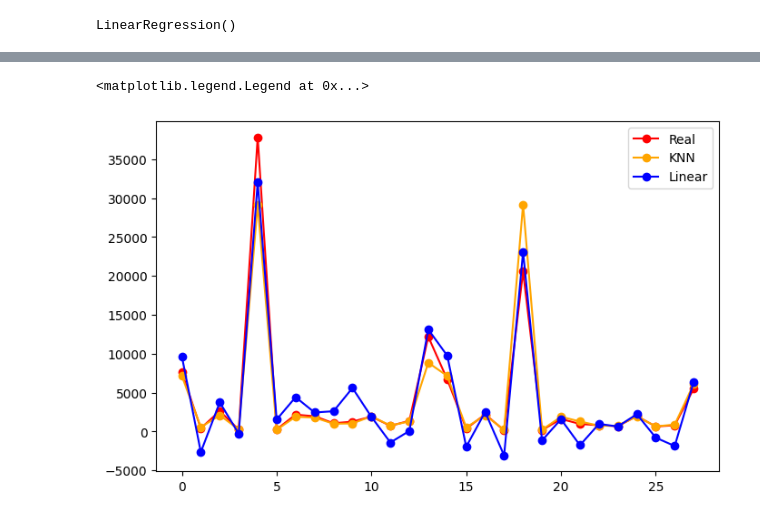
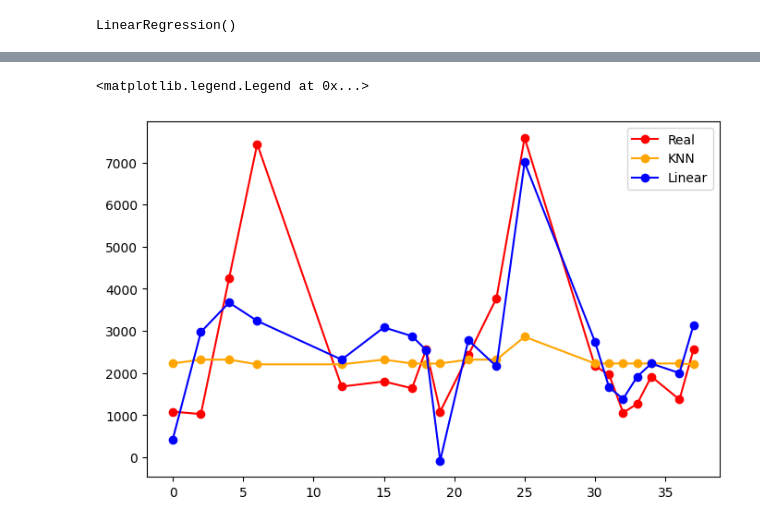
Before and after one commit to S0ngSTK/Dataset_Final, a Jupyter notebook: FINAL_PROJECT_PROTOTYPE.ipynb, the cells around one changed output, grey strips where cells are left out. Saved outputs shown, nothing was run; the diff lists cells and outputs as text; code cells hidden in the pictures.

```diff
--- a/FINAL_PROJECT_PROTOTYPE.ipynb
+++ b/FINAL_PROJECT_PROTOTYPE.ipynb
@@ -582,6 +889,6 @@ Best 'k' value: 2
 # %% [markdown]
 ## กำหนด K ที่สุดให้สำหรับ model KNN-R
 # %%
-knn = KNeighborsRegressor(n_neighbors = best_k)
+knn = KNeighborsRegressor(n_neighbors = best_k ,metric='euclidean')
 knn.fit(X_train,y_train)
 # %% [output]
@@ -619,6 +928,6 @@ array([ 7143.5,   541.5,  2089. ,   264. , 29189. ,   223. ,  1889. ,
 # %% [markdown]
 ## เก็บ Predict X ลงใน Dataframe merged_rain_rumbatan['Predict_Product_KNNR']
 # %%
-merged_rain_rumbatan['Predict_Product_KNNR'] = knn.predict(x)
-merged_rain_rumbatan
+complete_dataframe['Predict_Product_KNNR'] = knn.predict(x)
+complete_dataframe
 # %% [output]
@@ -652,6 +956,6 @@ plt.legend()
 # %%
-absolute_dis_list = abs(y_pred_x - merged_rain_rumbatan['Products'])
-result_df_knnr = pd.DataFrame({'y_pred': y_pred_x, 'real_products': merged_rain_rumbatan['Products'], 'absolute_difference': absolute_dis_list})
+absolute_dis_list = abs(y_pred_x - complete_dataframe['Products'])
+result_df_knnr = pd.DataFrame({'y_pred': y_pred_x, 'real_products': complete_dataframe['Products'], 'absolute_difference': absolute_dis_list})
 # %%
 result_df_knnr
 # %% [output]
@@ -717,6 +1065,6 @@ array([ 9669.94712327, -2649.32943902,  3747.07327904,  -292.98170301,
 # %%
-absolute_dis_list = abs(y_pred_x - merged_rain_rumbatan['Products'])
-result_df_linear = pd.DataFrame({'y_pred': y_pred_x, 'real_products': merged_rain_rumbatan['Products'], 'absolute_difference': absolute_dis_list})
+absolute_dis_list = abs(y_pred_x - complete_dataframe['Products'])
+result_df_linear = pd.DataFrame({'y_pred': y_pred_x, 'real_products': complete_dataframe['Products'], 'absolute_difference': absolute_dis_list})
 # %%
 result_df_linear
 # %% [output]
@@ -818,10 +1164,10 @@ compare_KNN_Liner.rename(columns={"y_pred_x":"KNN",
 # %%
 plt.figure(figsize = (8, 5))
-plt.plot(merged_rain_rumbatan['Products'], label = 'Real', linestyle="-", marker='o', color='red') # Real Y
+plt.plot(complete_dataframe['Products'], label = 'Real', linestyle="-", marker='o', color='red') # Real Y
 plt.plot(result_df_knnr['y_pred'], label = 'KNN', linestyle="-", marker='o', color='orange') # KNNR
 plt.plot(result_df_linear['y_pred'], label = 'Linear', linestyle="-", marker='o', color='blue') # LinearR
 
 plt.legend()
 # %% [output]
 <matplotlib.legend.Legend at 0x...>
-[figure, old version]
+[figure, new version]
```
Also changed, not shown: parts of 102 cells of this notebook.
